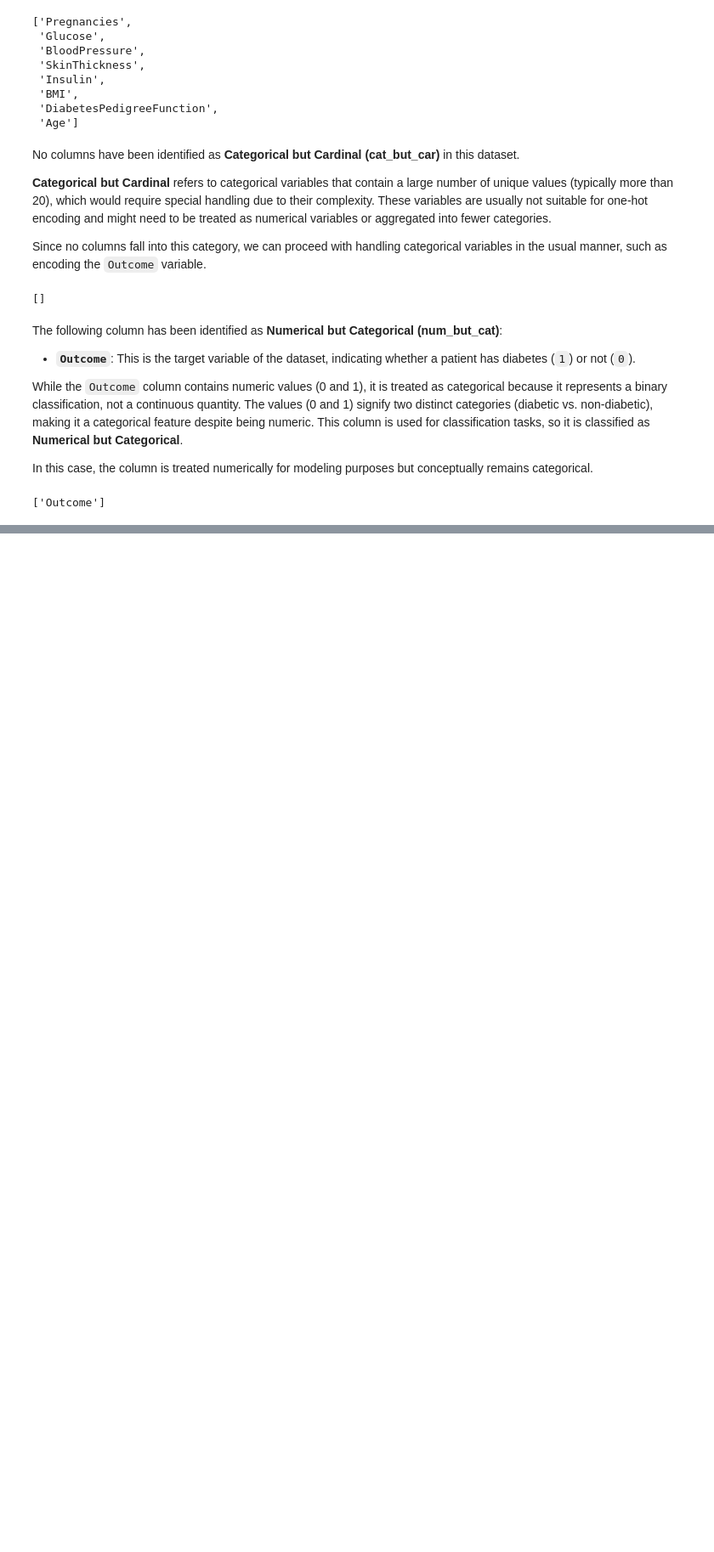
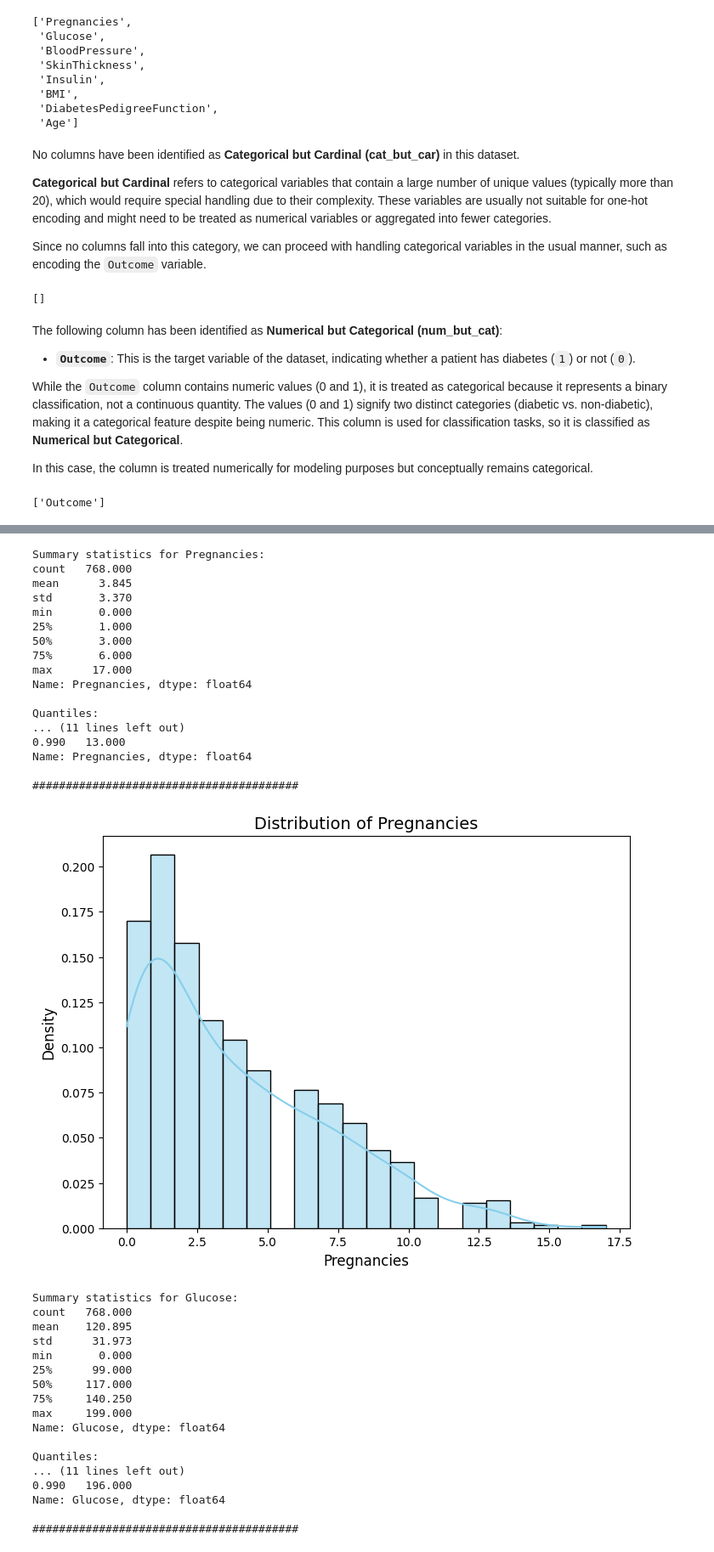
Before and after one commit to sergio11/diabetes_prediction_ml, a Jupyter notebook: Predicting_Diabetes_Diagnosis_Using_Machine_Learning_A_Comprehensive_Analysis_of_Patient_Data.ipynb, the cells around one changed output, grey strips where cells are left out. Shown: that part at 85% size. Saved outputs shown, nothing was run; the diff lists cells and outputs as text; code cells hidden in the pictures; blank space fills up the shorter version.

```diff
--- a/Predicting_Diabetes_Diagnosis_Using_Machine_Learning_A_Comprehensive_Analysis_of_Patient_Data.ipynb
+++ b/Predicting_Diabetes_Diagnosis_Using_Machine_Learning_A_Comprehensive_Analysis_of_Patient_Data.ipynb
@@ -399,0 +578,42 @@ num_but_cat
+# %%
+for col in num_cols:
+    try:
+        num_summary(df, col, plot=True)  # Apply num_summary for each numerical column
+    except ValueError as e:
+        print(f"Error with column '{col}': {e}")
+# %% [output]
+Summary statistics for Pregnancies:
+count   768.000
+mean      3.845
+std       3.370
+min       0.000
+25%       1.000
+50%       3.000
+75%       6.000
+max      17.000
+Name: Pregnancies, dtype: float64
+
+Quantiles:
+... (11 lines left out)
+0.990   13.000
+Name: Pregnancies, dtype: float64
+
+########################################
+[figure, added]
+Summary statistics for Glucose:
+count   768.000
+mean    120.895
+std      31.973
+min       0.000
+25%      99.000
+50%     117.000
+75%     140.250
+max     199.000
+Name: Glucose, dtype: float64
+
+Quantiles:
+... (11 lines left out)
+0.990   196.000
+Name: Glucose, dtype: float64
+
+########################################
```
Also changed, not shown: parts of 19 cells of this notebook.
